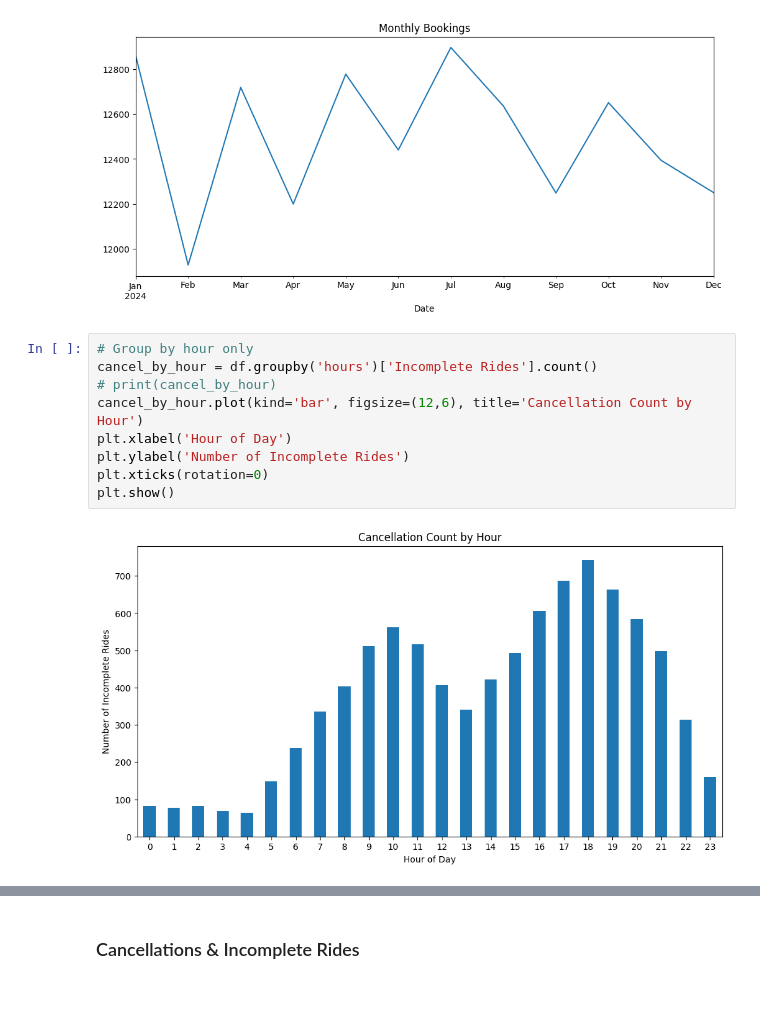
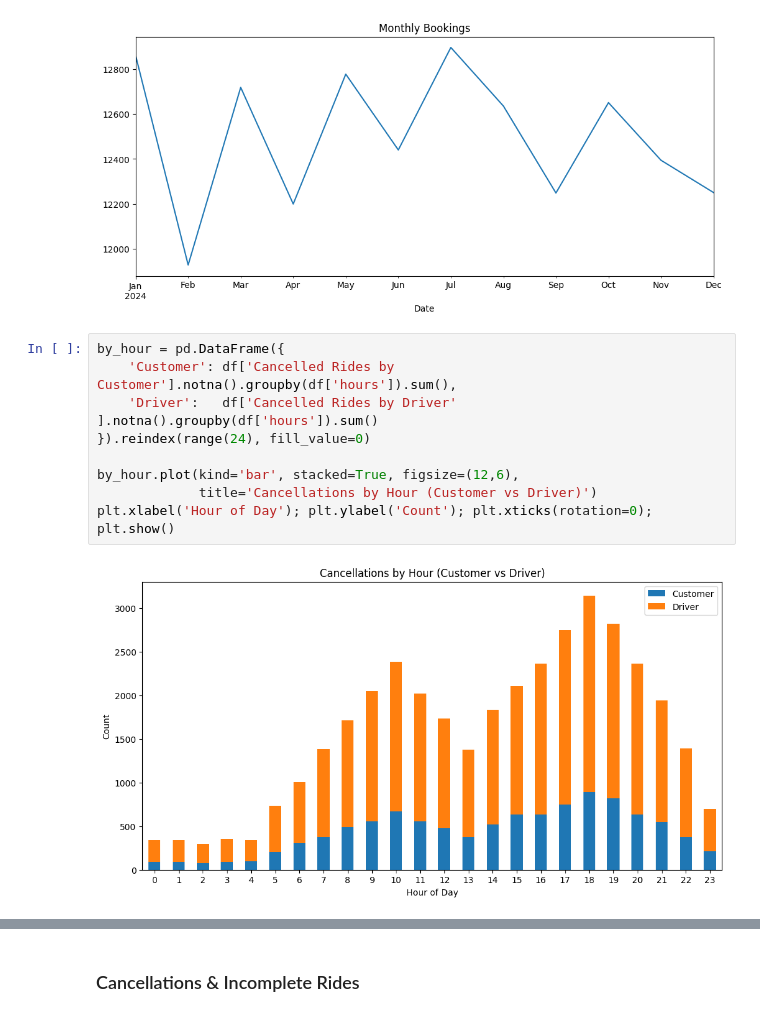
Before and after one commit to ARUN-R-DAS/uber_data_analysis, a Jupyter notebook: uber.ipynb, the cells around one changed output, grey strips where cells are left out. Saved outputs shown, nothing was run; the diff lists cells and outputs as text.

Commit message:
insights upto pie charts

```diff
--- a/uber.ipynb
+++ b/uber.ipynb
@@ -498,14 +495,14 @@ df.resample('M').size().plot(figsize=(12,5), title='Monthly Bookings')
 # %% [output]
 <Axes: title={'center': 'Monthly Bookings'}, xlabel='Date'>
 [figure]
-# %%
-# Group by hour only
-cancel_by_hour = df.groupby('hours')['Incomplete Rides'].count()
-# print(cancel_by_hour)
-cancel_by_hour.plot(kind='bar', figsize=(12,6), title='Cancellation Count by Hour')
-plt.xlabel('Hour of Day')
-plt.ylabel('Number of Incomplete Rides')
-plt.xticks(rotation=0)
-plt.show()
-# %% [output]
-[figure, removed]
+# %%
+by_hour = pd.DataFrame({
+    'Customer': df['Cancelled Rides by Customer'].notna().groupby(df['hours']).sum(),
+    'Driver':   df['Cancelled Rides by Driver'  ].notna().groupby(df['hours']).sum()
+}).reindex(range(24), fill_value=0)
+
+by_hour.plot(kind='bar', stacked=True, figsize=(12,6),
+             title='Cancellations by Hour (Customer vs Driver)')
+plt.xlabel('Hour of Day'); plt.ylabel('Count'); plt.xticks(rotation=0); plt.show()
+# %% [output]
+[figure, added]
```
Also changed, not shown: parts of 2 cells of this notebook, 1 other file.
